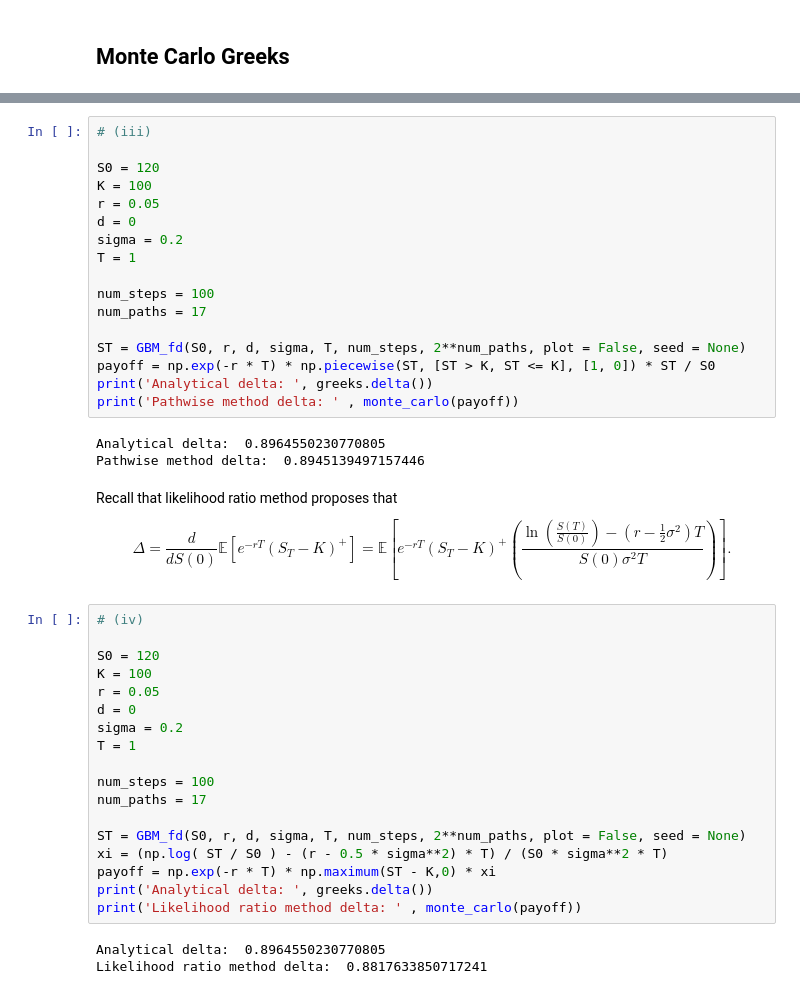
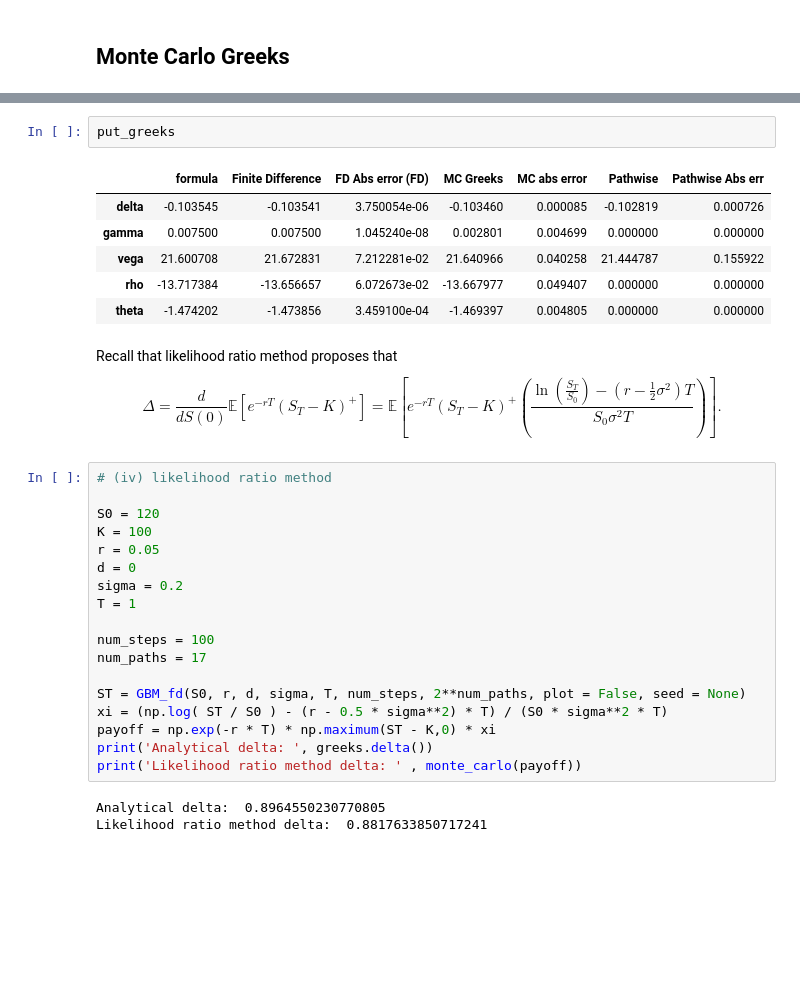
Before and after one commit to hongwai1920/Implement-Option-Pricing-Model-using-Python, a Jupyter notebook: 2. Vanilla Greeks using finite difference, pathwise derivative estimate and likelihood ratio methods.ipynb, the cells around one changed output, grey strips where cells are left out. Saved outputs shown, nothing was run; the diff lists cells and outputs as text; blank space fills up the shorter version.

```diff
--- a/2. Vanilla Greeks using finite difference, pathwise derivative estimate and likelihood ratio methods.ipynb
+++ b/2. Vanilla Greeks using finite difference, pathwise derivative estimate and likelihood ratio methods.ipynb
@@ -388,5 +540,17 @@ $$\frac{\partial c}{\partial S_0} = \mathbb{E} \left[ e^{-rT} 1_{\{S_T>K\}} \fra
+# %%
+put_greeks
+# %% [output]
+|  | formula | Finite Difference | FD Abs error (FD) | MC Greeks | MC abs error | Pathwise | Pathwise Abs err |
+| delta | -0.103545 | -0.103541 | 3.750054e-06 | -0.103460 | 0.000085 | -0.102819 | 0.000726 |
+| gamma | 0.007500 | 0.007500 | 1.045240e-08 | 0.002801 | 0.004699 | 0.000000 | 0.000000 |
+| vega | 21.600708 | 21.672831 | 7.212281e-02 | 21.640966 | 0.040258 | 21.444787 | 0.155922 |
+| rho | -13.717384 | -13.656657 | 6.072673e-02 | -13.667977 | 0.049407 | 0.000000 | 0.000000 |
+| theta | -1.474202 | -1.473856 | 3.459100e-04 | -1.469397 | 0.004805 | 0.000000 | 0.000000 |
+# %% [markdown]
+Recall that likelihood ratio method proposes that
+$$\Delta = \frac{d}{d S(0)}\mathbb{E} [e^{-rT} (S_T-K)^+] = \mathbb{E} \left[ e^{-rT}(S_T-K)^+ \left( \frac{ \ln \left( \frac{S_T}{S_0} \right) - (r - \frac{1}{2}\sigma^2)T }{ S_0\sigma^2 T} \right)   \right].$$
 # %%
-# (iii)
+# (iv) likelihood ratio method
 
 S0 = 120
 K = 100
@@ -399,33 +563,10 @@ num_steps = 100
 num_paths = 17
 
 ST = GBM_fd(S0, r, d, sigma, T, num_steps, 2**num_paths, plot = False, seed = None)
-payoff = np.exp(-r * T) * np.piecewise(ST, [ST > K, ST <= K], [1, 0]) * ST / S0
+xi = (np.log( ST / S0 ) - (r - 0.5 * sigma**2) * T) / (S0 * sigma**2 * T)
+payoff = np.exp(-r * T) * np.maximum(ST - K,0) * xi
 print('Analytical delta: ', greeks.delta())
-print('Pathwise method delta: ' , monte_carlo(payoff))
+print('Likelihood ratio method delta: ' , monte_carlo(payoff))
 # %% [output]
 Analytical delta:  0.8964550230770805
-Pathwise method delta:  0.8945139497157446
+Likelihood ratio method delta:  0.8817633850717241
-# %% [markdown]
-Recall that likelihood ratio method proposes that
-$$\Delta = \frac{d}{d S(0)}\mathbb{E} [e^{-rT} (S_T-K)^+] = \mathbb{E} \left[ e^{-rT}(S_T-K)^+ \left( \frac{ \ln \left( \frac{S(T)}{S(0)} \right) - (r - \frac{1}{2}\sigma^2)T }{ S(0)\sigma^2 T} \right)   \right].$$
-# %%
-# (iv)
-
-S0 = 120
-K = 100
-r = 0.05
-d = 0
-sigma = 0.2
-T = 1
-
-num_steps = 100
-num_paths = 17
-
-ST = GBM_fd(S0, r, d, sigma, T, num_steps, 2**num_paths, plot = False, seed = None)
-xi = (np.log( ST / S0 ) - (r - 0.5 * sigma**2) * T) / (S0 * sigma**2 * T)
-payoff = np.exp(-r * T) * np.maximum(ST - K,0) * xi
-print('Analytical delta: ', greeks.delta())
-print('Likelihood ratio method delta: ' , monte_carlo(payoff))
-# %% [output]
-Analytical delta:  0.8964550230770805
-Likelihood ratio method delta:  0.8817633850717241
```
Also changed, not shown: parts of 24 cells of this notebook.
